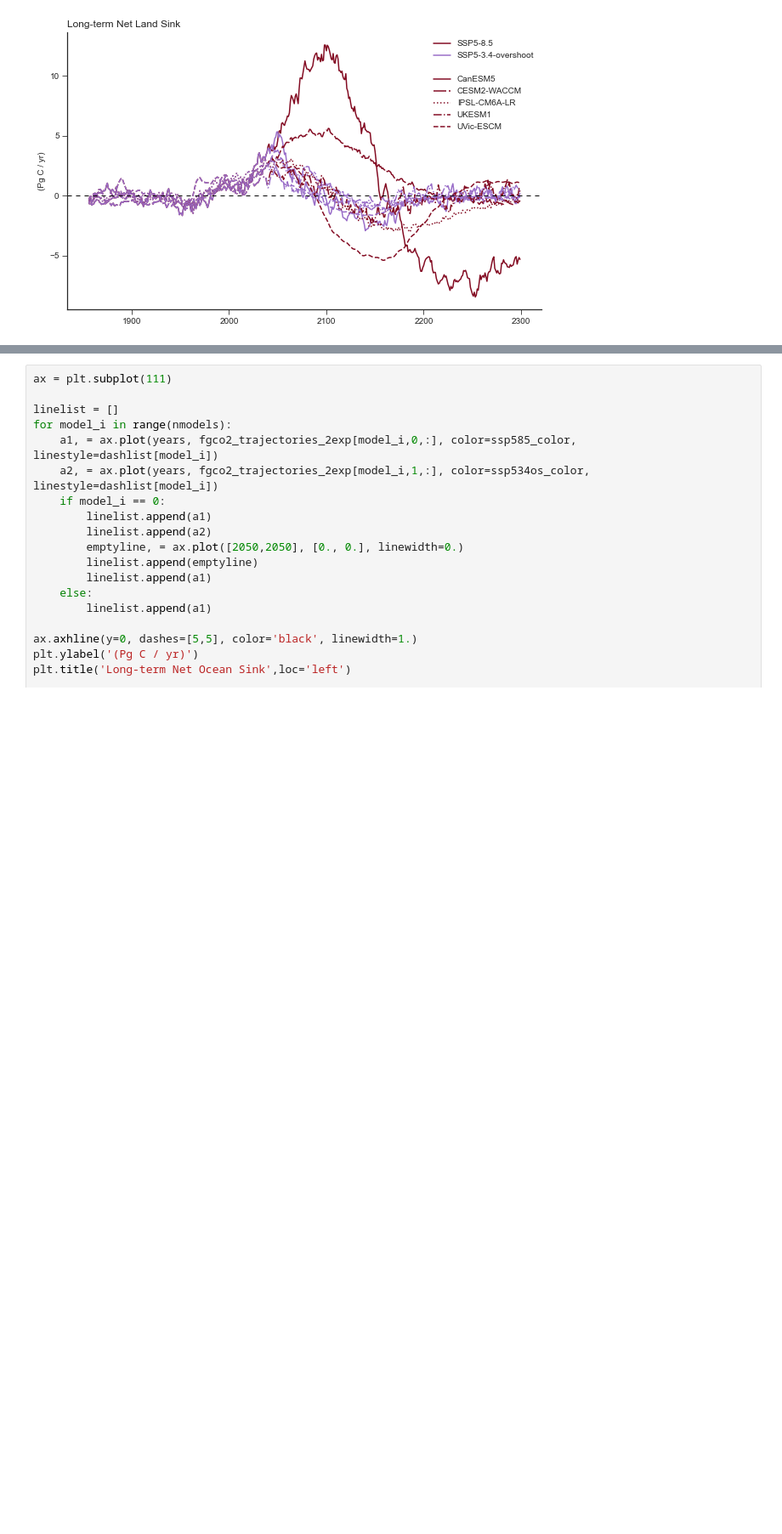
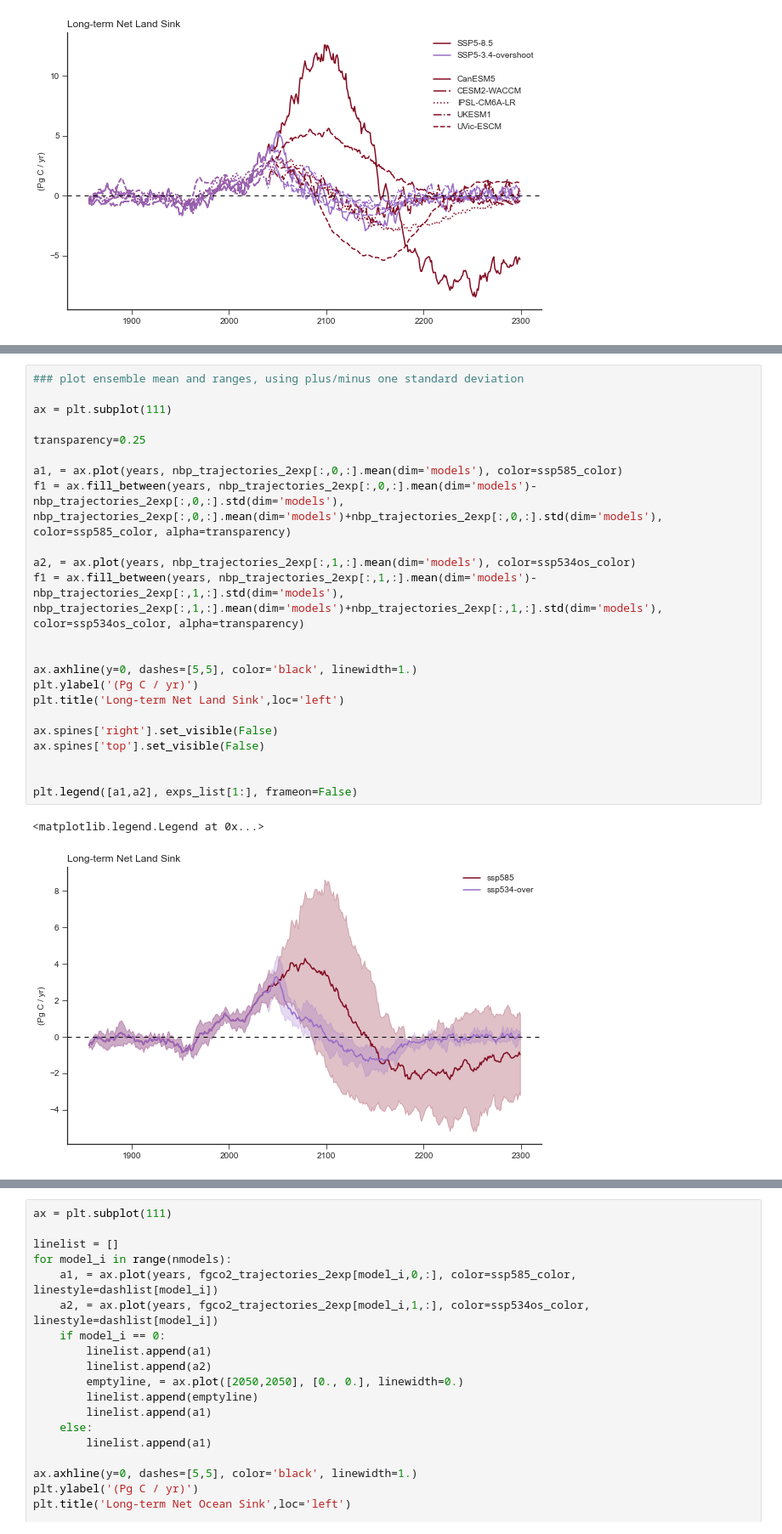
Before and after one commit to ckoven/longterm_carboncycle_three_ssps, a Jupyter notebook: longterm_carboncycle.ipynb, the cells around one changed output, grey strips where cells are left out. Shown at 85% size. Cells and saved outputs as stored; diff of their text form; blank space fills up the shorter version.

Commit message:
added MME mean+1 std and median with 15th-85th pctile timeseries

```diff
--- a/longterm_carboncycle.ipynb
+++ b/longterm_carboncycle.ipynb
@@ -831,3 +831,29 @@ plt.legend([a1,a2], exps_list[1:], frameon=False)
 # %% [output]
 <matplotlib.legend.Legend at 0x...>
 [figure]
+# %%
+### plot ensemble mean and ranges, using plus/minus one standard deviation
+
+ax = plt.subplot(111)
+
+transparency=0.25
+
+a1, = ax.plot(years, nbp_trajectories_2exp[:,0,:].mean(dim='models'), color=ssp585_color)
+f1 = ax.fill_between(years, nbp_trajectories_2exp[:,0,:].mean(dim='models')-nbp_trajectories_2exp[:,0,:].std(dim='models'), nbp_trajectories_2exp[:,0,:].mean(dim='models')+nbp_trajectories_2exp[:,0,:].std(dim='models'), color=ssp585_color, alpha=transparency)
+
+a2, = ax.plot(years, nbp_trajectories_2exp[:,1,:].mean(dim='models'), color=ssp534os_color)
+f1 = ax.fill_between(years, nbp_trajectories_2exp[:,1,:].mean(dim='models')-nbp_trajectories_2exp[:,1,:].std(dim='models'), nbp_trajectories_2exp[:,1,:].mean(dim='models')+nbp_trajectories_2exp[:,1,:].std(dim='models'), color=ssp534os_color, alpha=transparency)
+
+
+ax.axhline(y=0, dashes=[5,5], color='black', linewidth=1.)
+plt.ylabel('(Pg C / yr)')
+plt.title('Long-term Net Land Sink',loc='left')
+
+ax.spines['right'].set_visible(False)
+ax.spines['top'].set_visible(False)
+
+
+plt.legend([a1,a2], exps_list[1:], frameon=False)
+# %% [output]
+<matplotlib.legend.Legend at 0x...>
+[figure, added]
```
Also changed, not shown: parts of 7 cells of this notebook.
